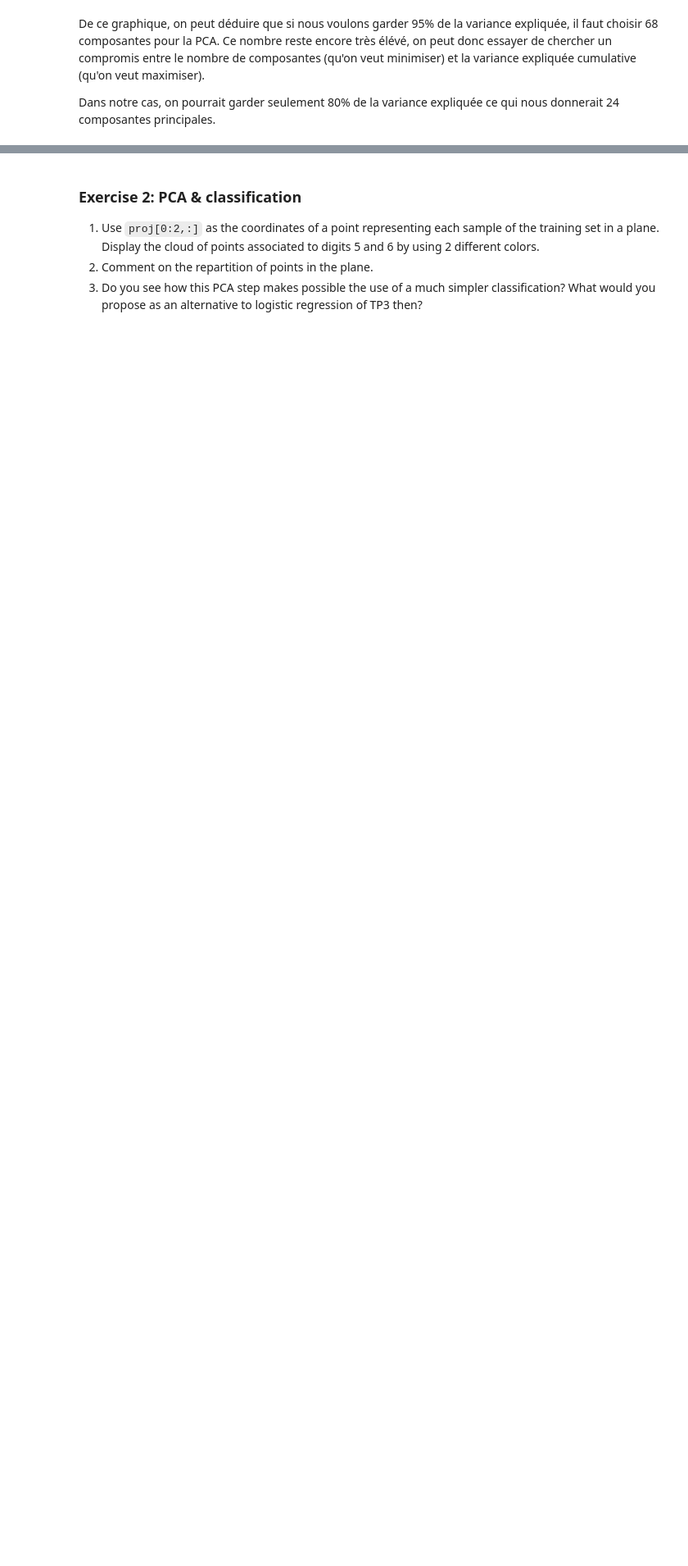
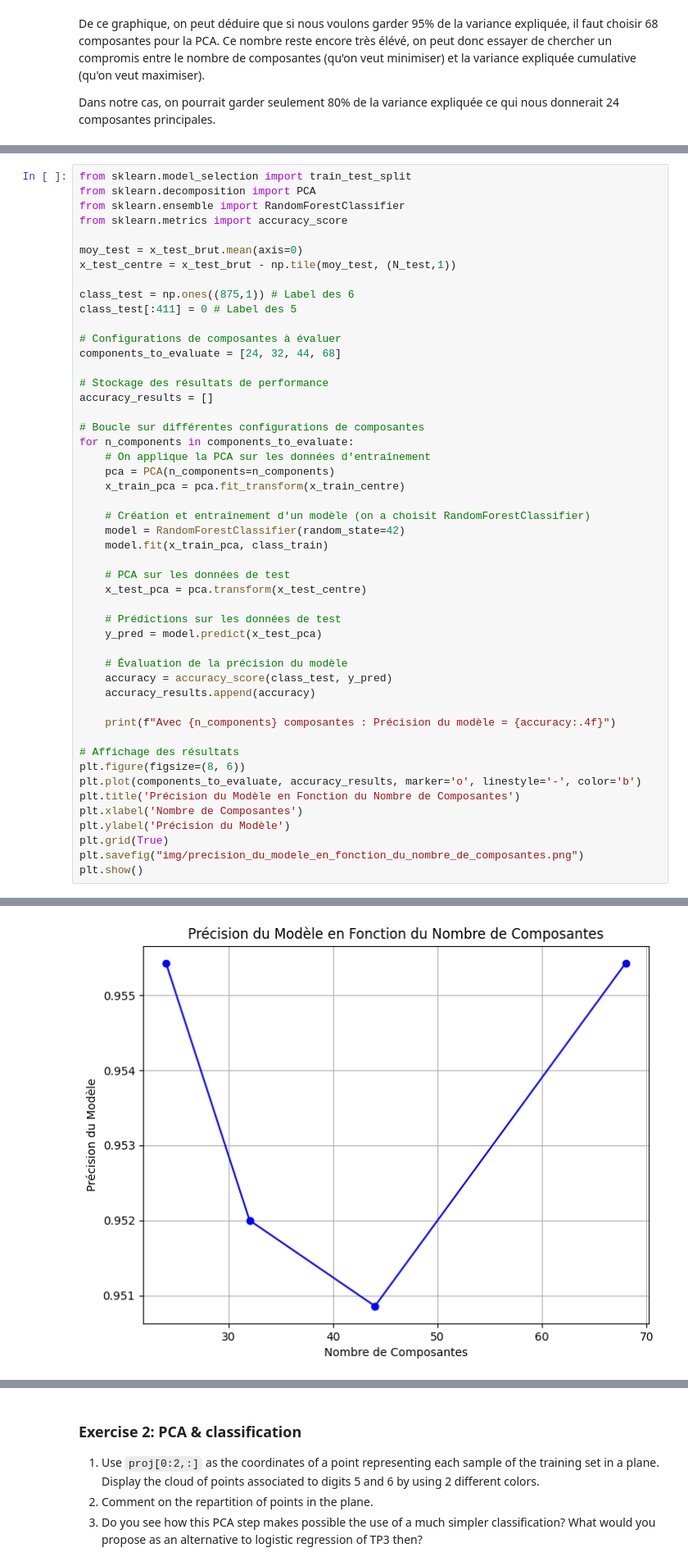
Before and after one commit to mcaron01/decsion-et-apprentissage-sdi, a Jupyter notebook: TP4/TNE2_PCA_archive/TNE2_PCA.ipynb, the cells around one changed output, grey strips where cells are left out. Shown at 82% size. Drawn from its saved outputs; the diff is of its cells as text; blank space fills up the shorter version.

```diff
--- a/TP4/TNE2_PCA_archive/TNE2_PCA.ipynb
+++ b/TP4/TNE2_PCA_archive/TNE2_PCA.ipynb
@@ -308,0 +313,50 @@ Cela montre l'intérêt d'utiliser l'ACP : nous divisons par
+# %%
+from sklearn.model_selection import train_test_split
+from sklearn.decomposition import PCA
+from sklearn.ensemble import RandomForestClassifier
+from sklearn.metrics import accuracy_score
+
+moy_test = x_test_brut.mean(axis=0)
+x_test_centre = x_test_brut - np.tile(moy_test, (N_test,1))
+
+class_test = np.ones((875,1)) # Label des 6
+class_test[:411] = 0 # Label des 5
+
+# Configurations de composantes à évaluer
+components_to_evaluate = [24, 32, 44, 68]
+
+# Stockage des résultats de performance
+accuracy_results = []
+
+# Boucle sur différentes configurations de composantes
+for n_components in components_to_evaluate:
+    # On applique la PCA sur les données d'entraînement
+    pca = PCA(n_components=n_components)
+    x_train_pca = pca.fit_transform(x_train_centre)
+
+    # Création et entraînement d'un modèle (on a choisit RandomForestClassifier)
+    model = RandomForestClassifier(random_state=42)
+    model.fit(x_train_pca, class_train)
+
+    # PCA sur les données de test
+    x_test_pca = pca.transform(x_test_centre)
+
+    # Prédictions sur les données de test
+    y_pred = model.predict(x_test_pca)
+
+    # Évaluation de la précision du modèle
+    accuracy = accuracy_score(class_test, y_pred)
+    accuracy_results.append(accuracy)
+
+    print(f"Avec {n_components} composantes : Précision du modèle = {accuracy:.4f}")
+
+# Affichage des résultats
+plt.figure(figsize=(8, 6))
+plt.plot(components_to_evaluate, accuracy_results, marker='o', linestyle='-', color='b')
+plt.title('Précision du Modèle en Fonction du Nombre de Composantes')
+plt.xlabel('Nombre de Composantes')
+plt.ylabel('Précision du Modèle')
+plt.grid(True)
+plt.savefig("img/precision_du_modele_en_fonction_du_nombre_de_composantes.png")
+plt.show()
+# %% [output]
@@ -308,0 +367 @@ Cela montre l'intérêt d'utiliser l'ACP : nous divisons par
+[figure, added]
```
Also changed, not shown: parts of 21 cells of this notebook, 5 other files.
